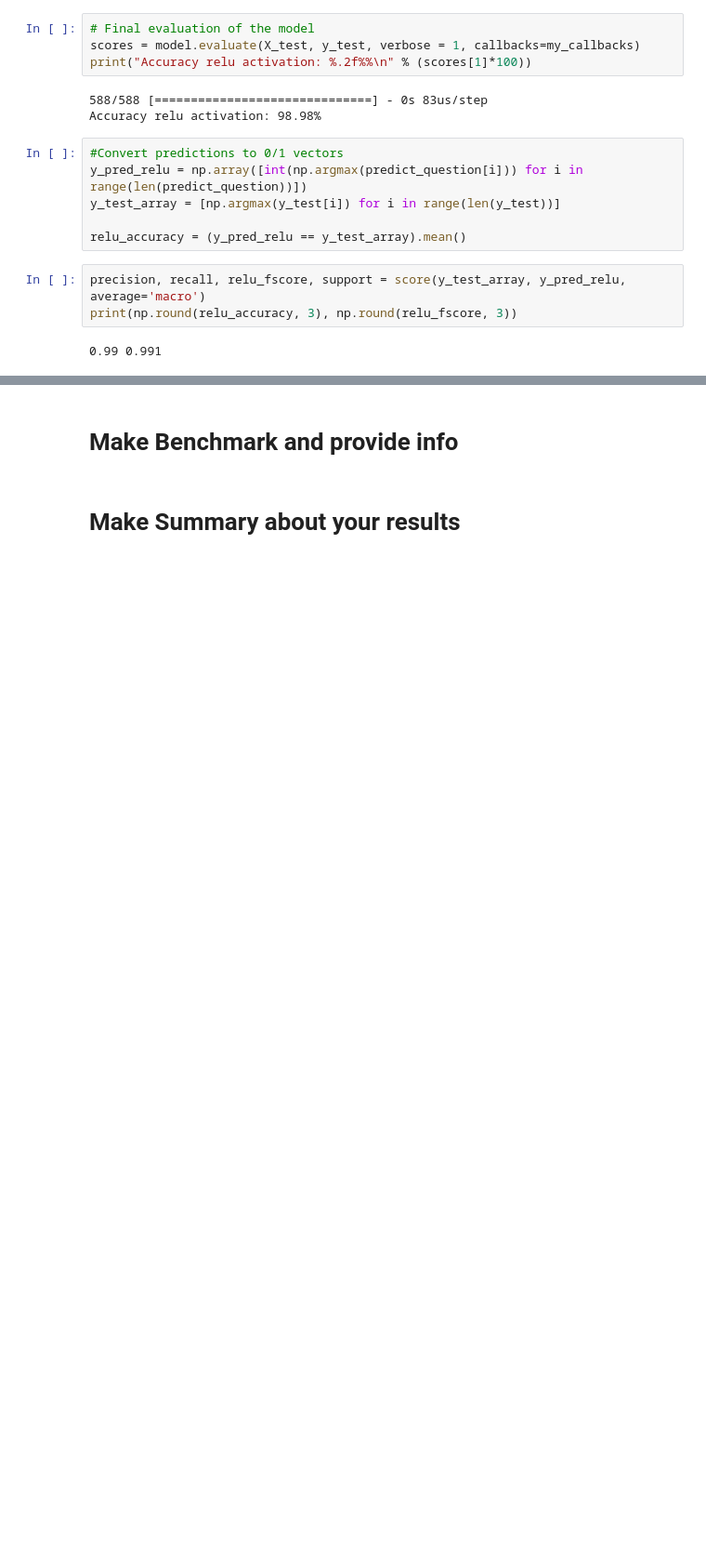
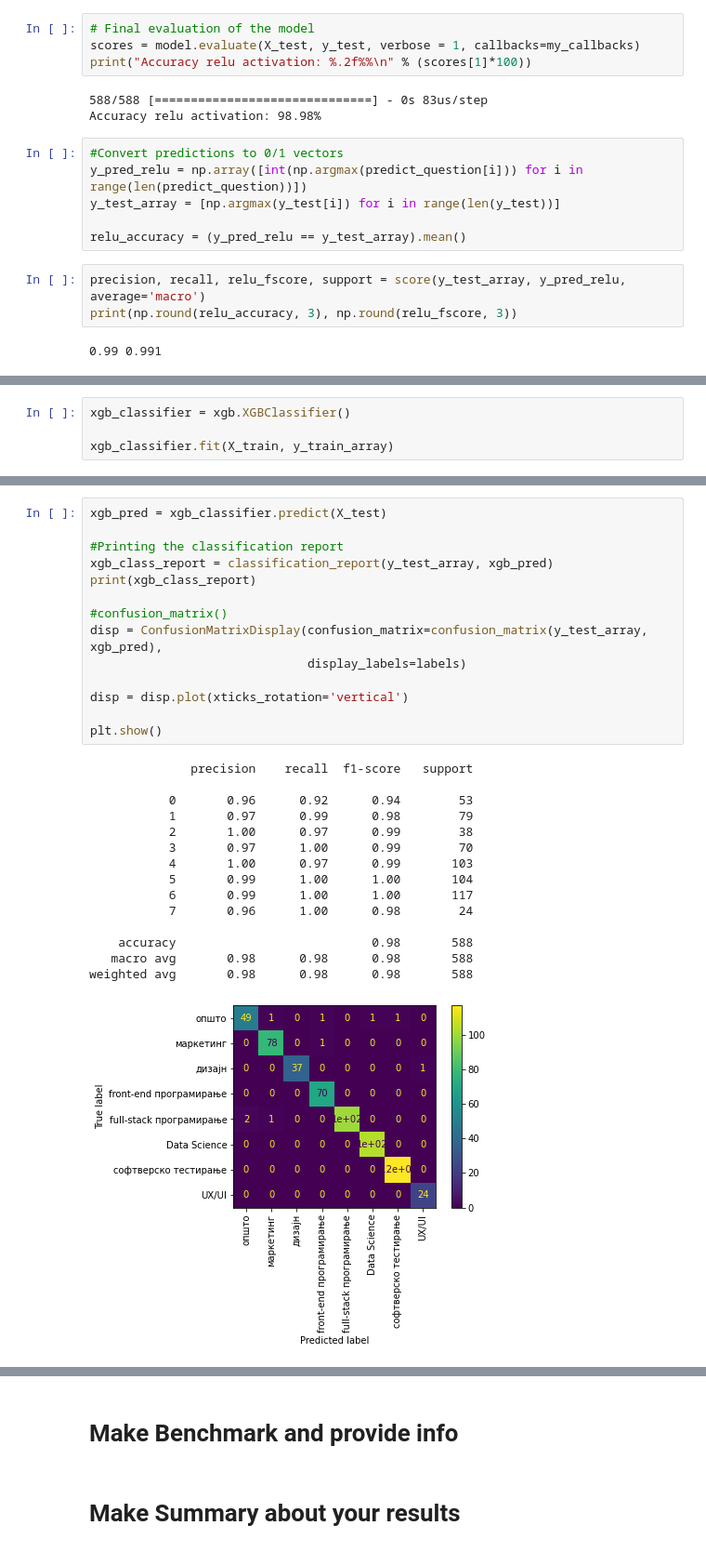
Before and after one commit to filipgd1/NLP-Chatbot, a Jupyter notebook: NLP-Project-gjurcin.ipynb, the cells around one changed output, grey strips where cells are left out. Shown at 93% size. Drawn from its saved outputs; the diff is of its cells as text; blank space fills up the shorter version.

```diff
--- a/NLP-Project-gjurcin.ipynb
+++ b/NLP-Project-gjurcin.ipynb
@@ -519,0 +553,4 @@ plt.show()
+# %%
+xgb_classifier = xgb.XGBClassifier()
+
+xgb_classifier.fit(X_train, y_train_array)
@@ -519,0 +567,30 @@ plt.show()
+# %%
+xgb_pred = xgb_classifier.predict(X_test)
+
+#Printing the classification report
+xgb_class_report = classification_report(y_test_array, xgb_pred)
+print(xgb_class_report)
+
+#confusion_matrix()
+disp = ConfusionMatrixDisplay(confusion_matrix=confusion_matrix(y_test_array, xgb_pred),
+                              display_labels=labels)
+
+disp = disp.plot(xticks_rotation='vertical')
+
+plt.show()
+# %% [output]
+              precision    recall  f1-score   support
+
+           0       0.96      0.92      0.94        53
+           1       0.97      0.99      0.98        79
+           2       1.00      0.97      0.99        38
+           3       0.97      1.00      0.99        70
+           4       1.00      0.97      0.99       103
+           5       0.99      1.00      1.00       104
+           6       0.99      1.00      1.00       117
+           7       0.96      1.00      0.98        24
+
+    accuracy                           0.98       588
+   macro avg       0.98      0.98      0.98       588
+weighted avg       0.98      0.98      0.98       588
+[figure, added]
```
Also changed, not shown: parts of 9 cells of this notebook.
